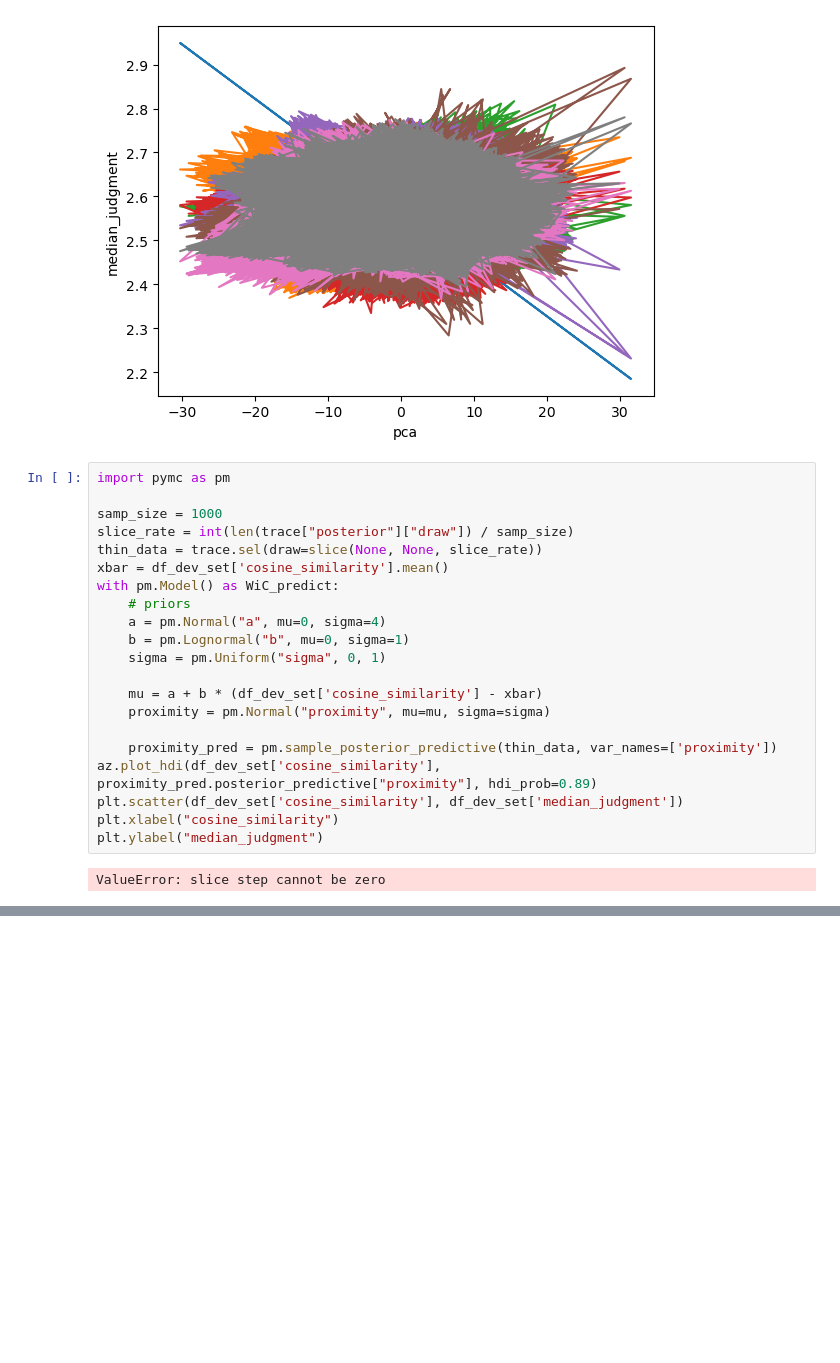
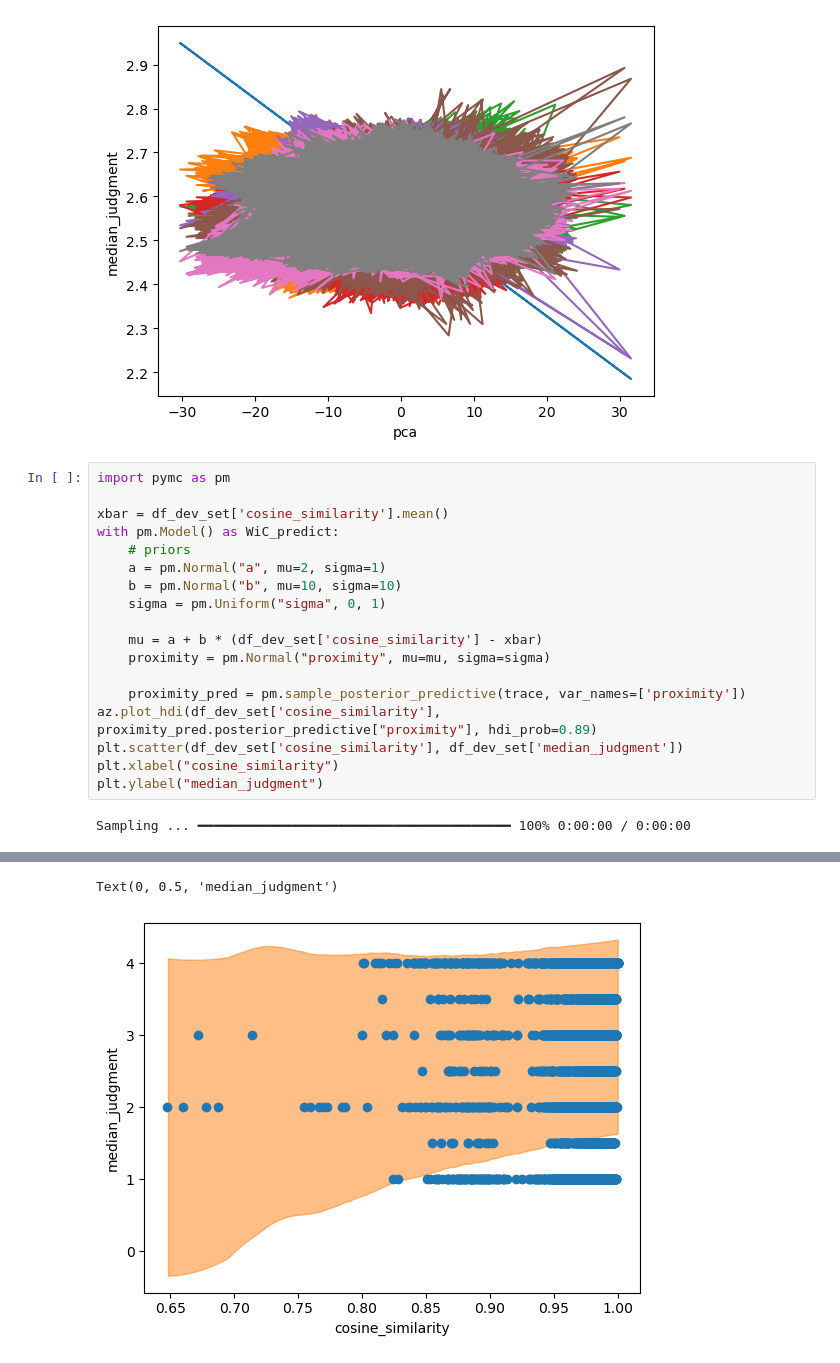
Before and after one commit to Le-Long/Bayesian-DisWiC, a Jupyter notebook: analyze.ipynb, the cells around one changed output, grey strips where cells are left out. Saved outputs shown, nothing was run; the diff lists cells and outputs as text; blank space fills up the shorter version.

```diff
--- a/analyze.ipynb
+++ b/analyze.ipynb
@@ -102,23 +106,20 @@ Text(0, 0.5, 'median_judgment')
 # %%
 import pymc as pm
 
-samp_size = 1000
-slice_rate = int(len(trace["posterior"]["draw"]) / samp_size)
-thin_data = trace.sel(draw=slice(None, None, slice_rate))
 xbar = df_dev_set['cosine_similarity'].mean()
 with pm.Model() as WiC_predict:
     # priors
-    a = pm.Normal("a", mu=0, sigma=4)
-    b = pm.Lognormal("b", mu=0, sigma=1)
+    a = pm.Normal("a", mu=2, sigma=1)
+    b = pm.Normal("b", mu=10, sigma=10)
     sigma = pm.Uniform("sigma", 0, 1)
 
     mu = a + b * (df_dev_set['cosine_similarity'] - xbar)
     proximity = pm.Normal("proximity", mu=mu, sigma=sigma)
 
-    proximity_pred = pm.sample_posterior_predictive(thin_data, var_names=['proximity'])
+    proximity_pred = pm.sample_posterior_predictive(trace, var_names=['proximity'])
 az.plot_hdi(df_dev_set['cosine_similarity'], proximity_pred.posterior_predictive["proximity"], hdi_prob=0.89)
 plt.scatter(df_dev_set['cosine_similarity'], df_dev_set['median_judgment'])
 plt.xlabel("cosine_similarity")
 plt.ylabel("median_judgment")
 # %% [output]
-ValueError: slice step cannot be zero
+Sampling ... ━━━━━━━━━━━━━━━━━━━━━━━━━━━━━━━━━━━━━━━━ 100% 0:00:00 / 0:00:00
@@ -125,3 +127,5 @@ ValueError: slice step cannot be zero
+Text(0, 0.5, 'median_judgment')
+[figure, added]
 # %%
 import pymc as pm
 
```
Also changed, not shown: parts of 5 cells of this notebook.
